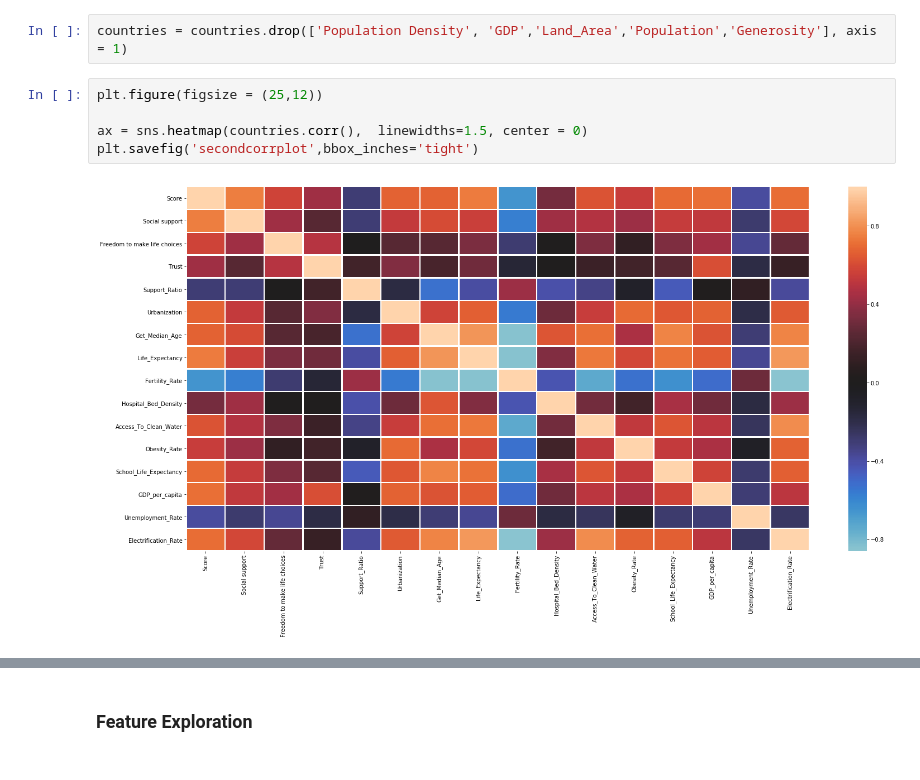
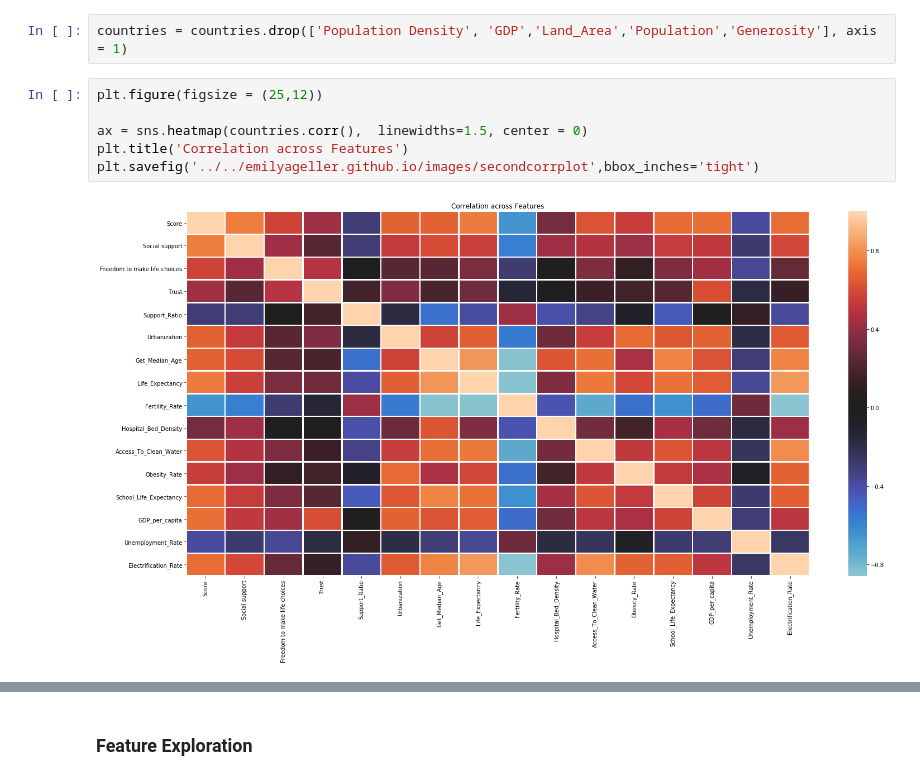
Before and after one commit to emilyageller/Geller_Metis, a Jupyter notebook: Project 2/Part 3_EDA and Regression.ipynb, the cells around one changed output, grey strips where cells are left out. Drawn from its saved outputs; the diff is of its cells as text.

```diff
--- a/Project 2/Part 3_EDA and Regression.ipynb
+++ b/Project 2/Part 3_EDA and Regression.ipynb
@@ -112,7 +112,8 @@ countries = countries.drop(['Population Density', 'GDP','Land_Area','Population'
 # %%
 plt.figure(figsize = (25,12))
 
 ax = sns.heatmap(countries.corr(),  linewidths=1.5, center = 0)
-plt.savefig('secondcorrplot',bbox_inches='tight')
+plt.title('Correlation across Features')
+plt.savefig('../../emilyageller.github.io/images/secondcorrplot',bbox_inches='tight')
 # %% [output]
-[figure, old version]
+[figure, new version]
```
Also changed, not shown: parts of 33 cells of this notebook, 29 other files.
